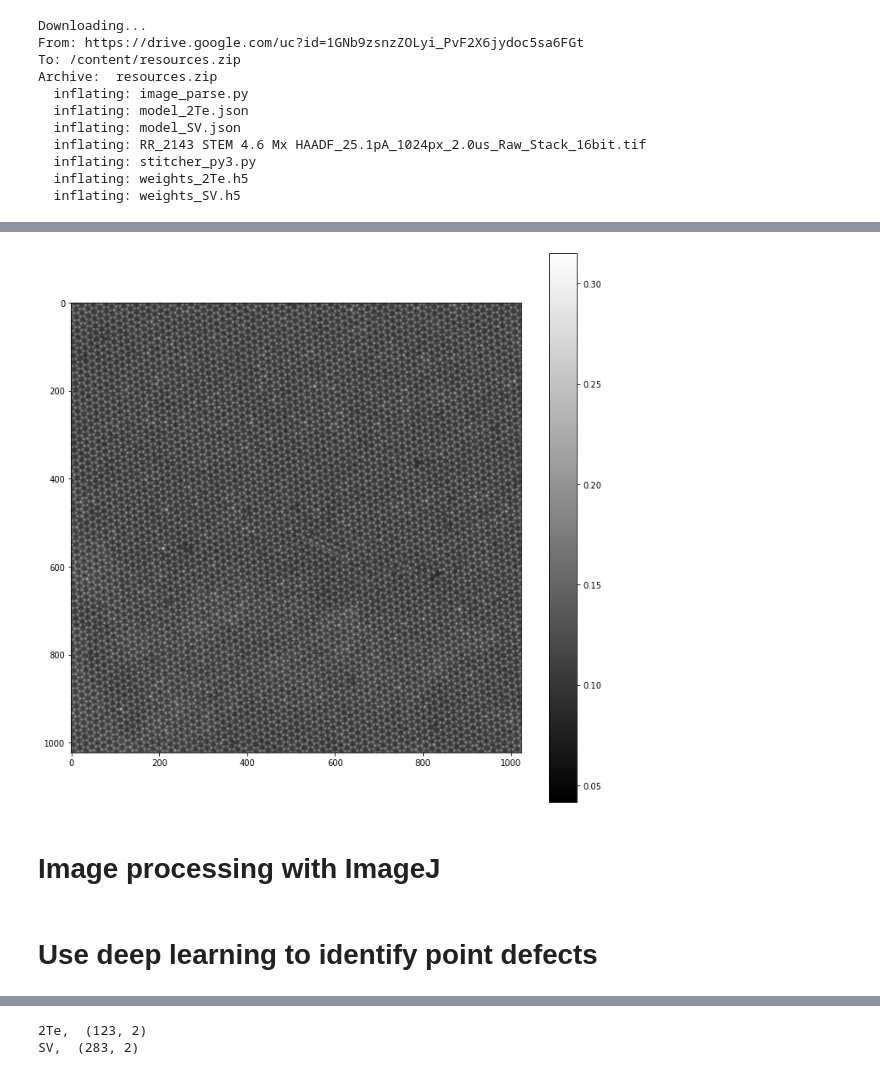
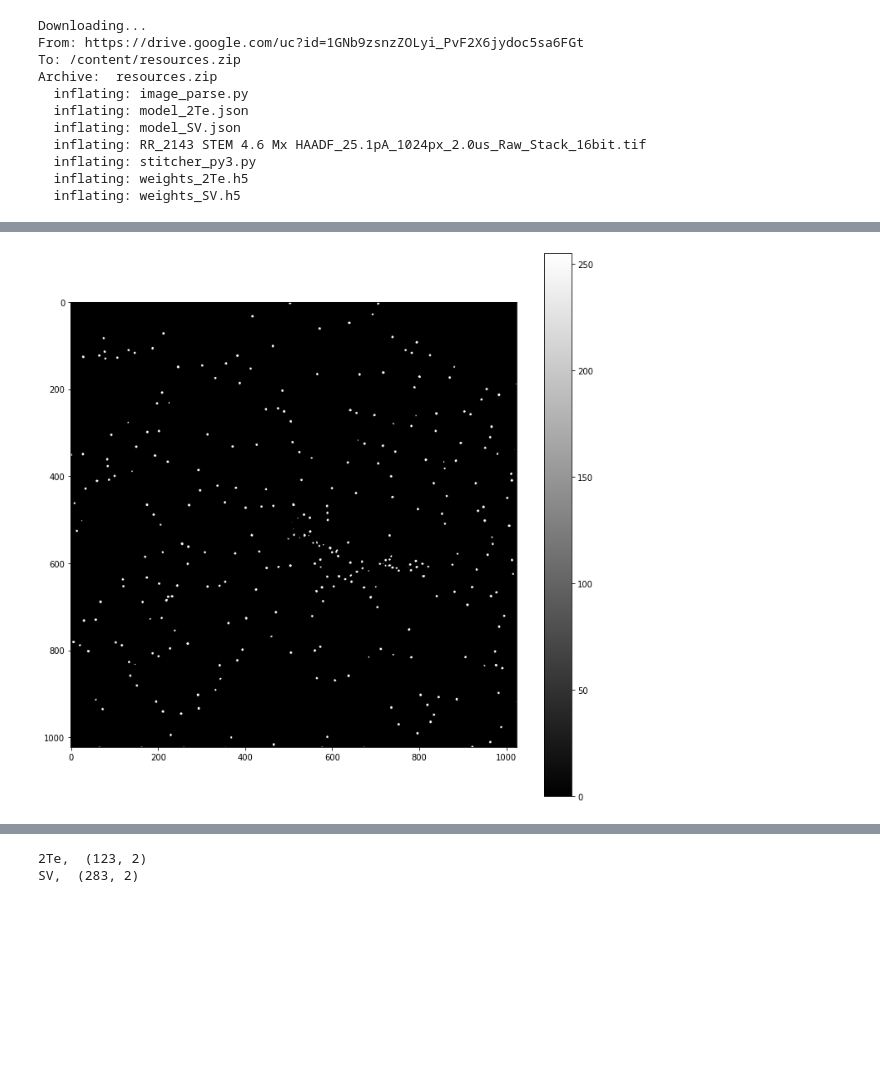
Before and after one commit to chiahao3/EM-scripts, a Jupyter notebook: DIGIMAT_defect_finding.ipynb, the cells around one changed output, grey strips where cells are left out. Saved outputs shown, nothing was run; the diff lists cells and outputs as text; code cells hidden in the pictures; blank space fills up the shorter version.

```diff
--- a/DIGIMAT_defect_finding.ipynb
+++ b/DIGIMAT_defect_finding.ipynb
@@ -60,13 +163,10 @@ plt.show()
 # %%
-img_norm = img/65535
+# Visualize the final output of the convolution neural network
 
+figsize = (12,12)
 plt.figure(figsize=figsize)
-plt.imshow(img_norm, cmap='gray')
+plt.imshow(prediction_list[1], cmap='gray') #Change to prediction_list[0] to see the 2Te result
 plt.colorbar()
 plt.show()
 # %% [output]
-[figure, old version]
+[figure, new version]
-# %% [markdown]
-# Image processing with ImageJ
-# %% [markdown]
-# Use deep learning to identify point defects
```
Also changed, not shown: parts of 18 cells of this notebook.
